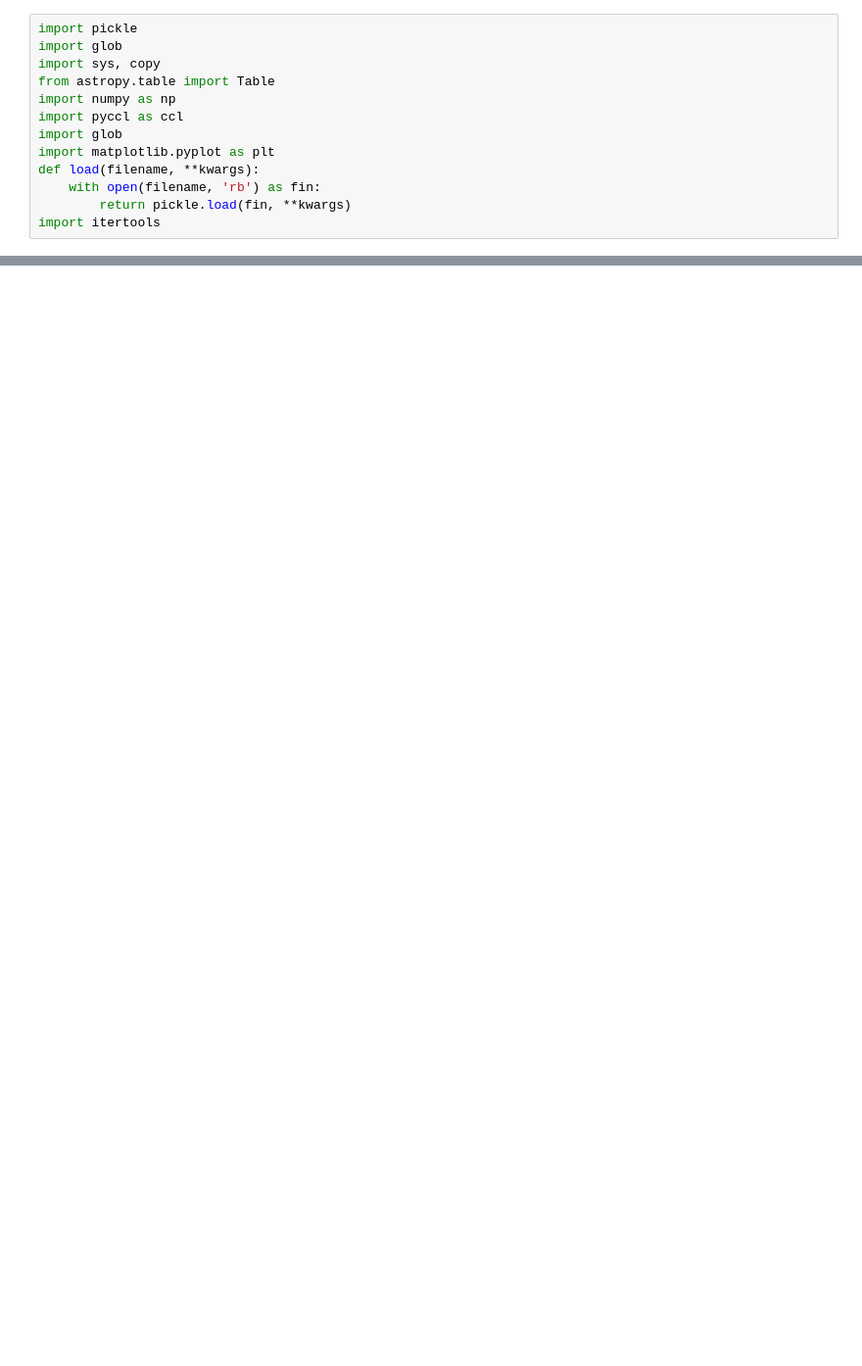
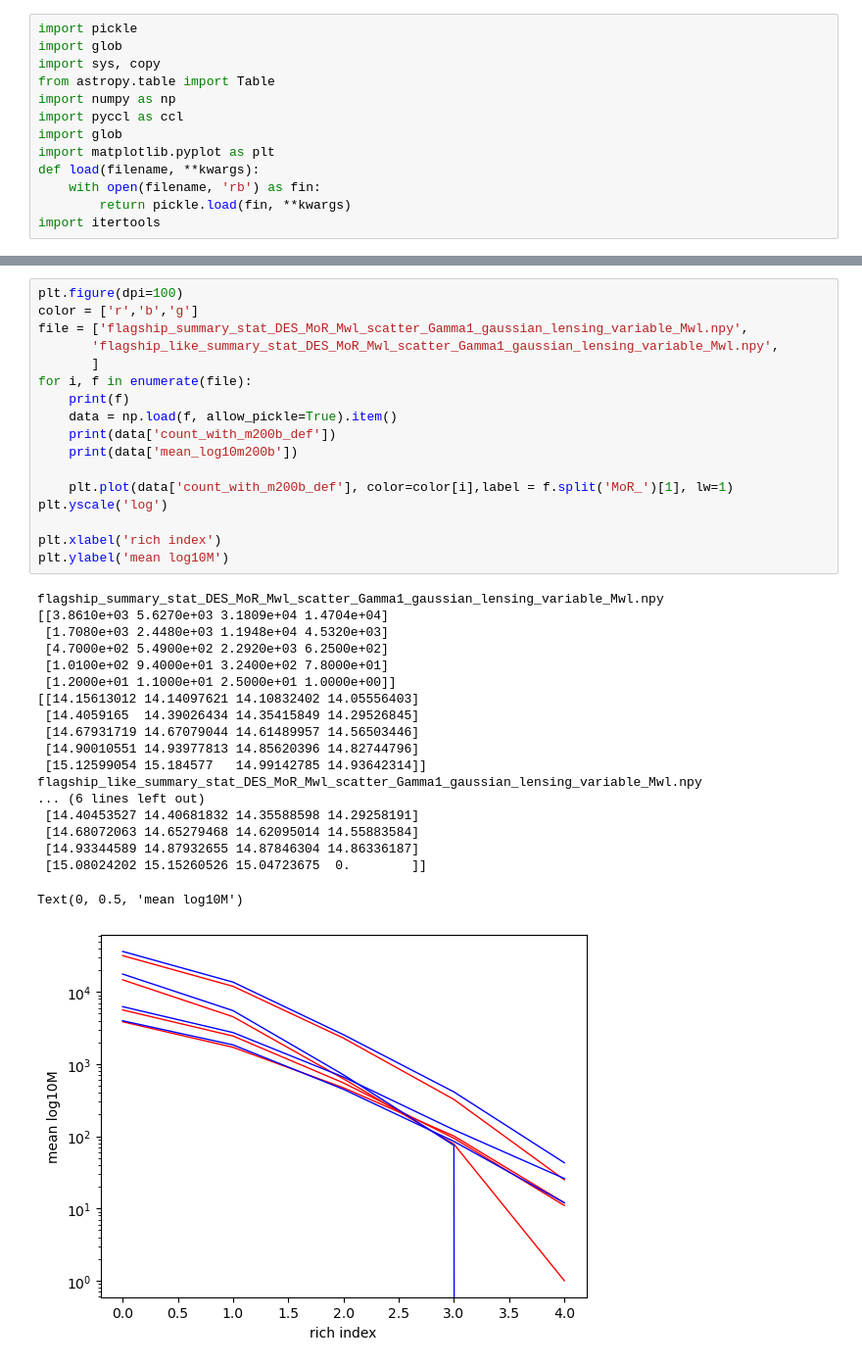
Before and after one commit to calumhrmurray/capish, a Jupyter notebook: euclid_flagship_simulations/see_flagship_summary_stats.ipynb, the cells around one changed output, grey strips where cells are left out. Shown at 98% size. Drawn from its saved outputs; the diff is of its cells as text; blank space fills up the shorter version.

```diff
--- a/euclid_flagship_simulations/see_flagship_summary_stats.ipynb
+++ b/euclid_flagship_simulations/see_flagship_summary_stats.ipynb
@@ -53,0 +94,37 @@ Text(0, 0.5, 'mean log10M')
+# %%
+plt.figure(dpi=100)
+color = ['r','b','g']
+file = ['flagship_summary_stat_DES_MoR_Mwl_scatter_Gamma1_gaussian_lensing_variable_Mwl.npy',
+       'flagship_like_summary_stat_DES_MoR_Mwl_scatter_Gamma1_gaussian_lensing_variable_Mwl.npy',
+       ]
+for i, f in enumerate(file):
+    print(f)
+    data = np.load(f, allow_pickle=True).item()
+    print(data['count_with_m200b_def'])
+    print(data['mean_log10m200b'])
+
+    plt.plot(data['count_with_m200b_def'], color=color[i],label = f.split('MoR_')[1], lw=1)
+plt.yscale('log')
+
+plt.xlabel('rich index')
+plt.ylabel('mean log10M')
+# %% [output]
+flagship_summary_stat_DES_MoR_Mwl_scatter_Gamma1_gaussian_lensing_variable_Mwl.npy
+[[3.8610e+03 5.6270e+03 3.1809e+04 1.4704e+04]
+ [1.7080e+03 2.4480e+03 1.1948e+04 4.5320e+03]
+ [4.7000e+02 5.4900e+02 2.2920e+03 6.2500e+02]
+ [1.0100e+02 9.4000e+01 3.2400e+02 7.8000e+01]
+ [1.2000e+01 1.1000e+01 2.5000e+01 1.0000e+00]]
+[[14.15613012 14.14097621 14.10832402 14.05556403]
+ [14.4059165  14.39026434 14.35415849 14.29526845]
+ [14.67931719 14.67079044 14.61489957 14.56503446]
+ [14.90010551 14.93977813 14.85620396 14.82744796]
+ [15.12599054 15.184577   14.99142785 14.93642314]]
+flagship_like_summary_stat_DES_MoR_Mwl_scatter_Gamma1_gaussian_lensing_variable_Mwl.npy
+... (6 lines left out)
+ [14.40453527 14.40681832 14.35588598 14.29258191]
+ [14.68072063 14.65279468 14.62095014 14.55883584]
+ [14.93344589 14.87932655 14.87846304 14.86336187]
+ [15.08024202 15.15260526 15.04723675  0.        ]]
+Text(0, 0.5, 'mean log10M')
+[figure, added]
```
Also changed, not shown: parts of 2 cells of this notebook, 7 other files.
